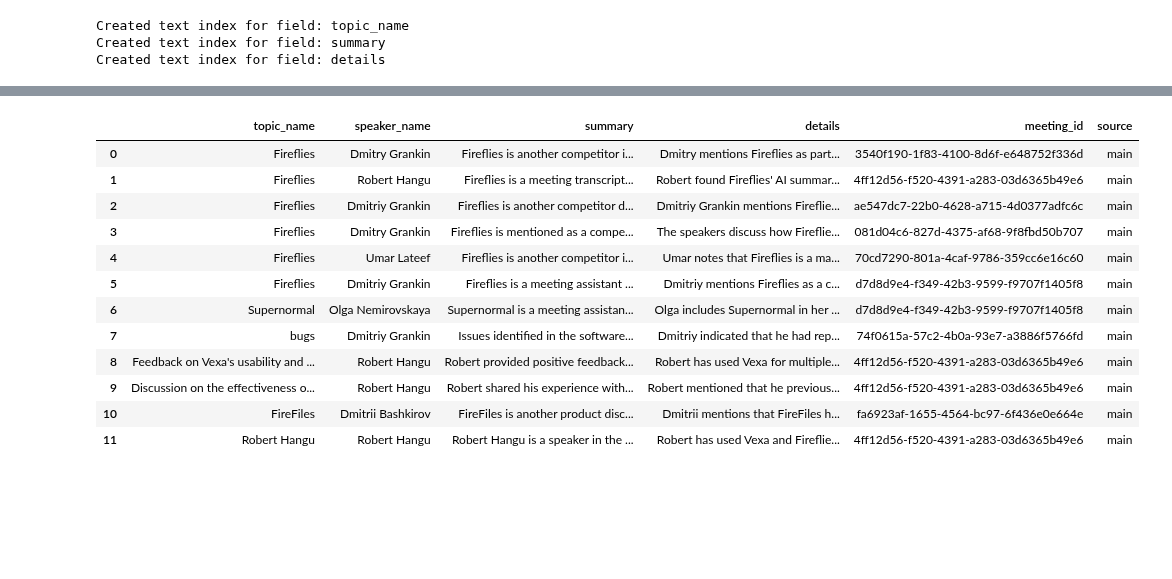
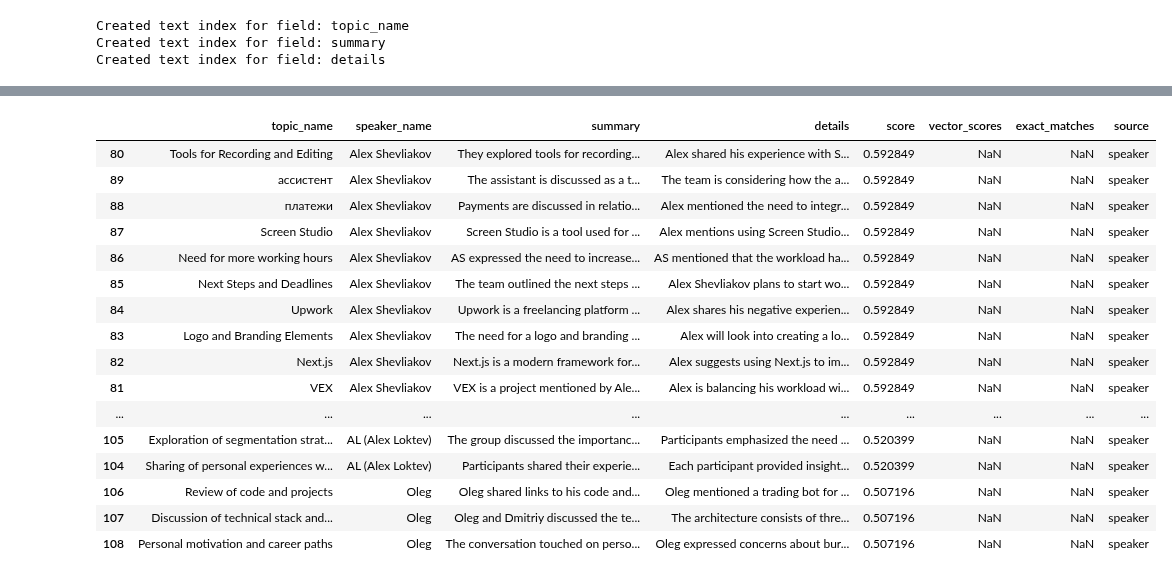
Before and after one commit to Vexa-ai/vexa-engine, a Jupyter notebook: 20.ipynb, the cells around one changed output, grey strips where cells are left out. Cells and saved outputs as stored; diff of their text form; code cells hidden in the pictures; blank space fills up the shorter version.

Commit message:
qdrant with text match

```diff
--- a/20.ipynb
+++ b/20.ipynb
@@ -72,5 +19,4 @@ speaker_results
 # %%
-
 class ChatSession:
     def __init__(self, search_engine: QdrantSearchEngine, prompts):
         self.search_engine = search_engine
@@ -93,7 +39,8 @@ class ChatSession:
 
         # Split query and instructions if present
         query, instructions = query.split(':') if ':' in query else (query, '')
-        # Search for context using both methods with verbose mode for debugging
+
+        # Search for context using both methods
         main_results = await self.search_engine.search(
             query_text=query,
             limit=200,
@@ -106,16 +53,16 @@ class ChatSession:
             min_score=0.49
         )
 
-        # Convert results to DataFrames with new score fields
+        # Convert results to DataFrames
         main_df = pd.DataFrame(main_results) if main_results else pd.DataFrame()
         speaker_df = pd.DataFrame(speaker_results) if speaker_results else pd.DataFrame()
 
         # Select relevant columns and combine results
         columns = ['topic_name', 'speaker_name', 'summary', 'details']
-        score_columns = ['score', 'vector_scores', 'exact_matches']  # Add new score columns
+        score_columns = ['score', 'vector_scores', 'exact_matches']
 
         if len(main_df) > 0:
-            main_df = main_df[columns + score_columns]  # Include score information
+            main_df = main_df[columns + score_columns]
             main_df['source'] = 'main'
         else:
             main_df = pd.DataFrame(columns=columns + score_columns + ['source'])
@@ -126,40 +73,12 @@ class ChatSession:
         else:
             speaker_df = pd.DataFrame(columns=columns + ['score', 'source'])
 
-        # Combine and deduplicate results
+        # Combine, deduplicate and sort results
         self.results = pd.concat([main_df, speaker_df]).drop_duplicates(subset=columns).reset_index(drop=True)
-
-        # Sort by score
         if not self.results.empty:
             self.results = self.results.sort_values('score', ascending=False)
-        # Search for context using both methods
-        main_results = await self.search_engine.search(
-            query_text=query,
-            limit=200,
-            min_score=0.4
-        )
 
-        speaker_results = await self.search_engine.search_by_speaker(
-            speaker_query=query,
-            limit=200,
-            min_score=0.49
-        )
-
-        # Convert results to DataFrames
-        main_df = pd.DataFrame(main_results) if main_results else pd.DataFrame()
-
-        speaker_df = pd.DataFrame(speaker_results) if speaker_results else pd.DataFrame()
-
-        columns = ['topic_name', 'speaker_name', 'summary', 'details','meeting_id']
-        main_df = main_df[columns] if len(main_df) > 0 else pd.DataFrame(columns=columns)
-        main_df['source'] = 'main'
-        speaker_df = speaker_df[columns] if len(speaker_df) > 0 else pd.DataFrame(columns=columns)
-        speaker_df['source'] = 'speaker'
-
-        # Combine and deduplicate results
-        self.results = pd.concat([main_df, speaker_df]).drop_duplicates().reset_index(drop=True)
-
-        # Convert results to markdown format for context
+        # Create context from results
         context = self.results[columns].to_markdown(index=False) if not self.results.empty else "No relevant context found."
 
         # Add context message
@@ -205,18 +125,0 @@ Dmitry Grankin and other speakers discussed Fireflies in the context of its mark
-# %%
-
-# Get results
-results_df = chat.get_results()
-# %% [output]
-|  | topic_name | speaker_name | summary | details | meeting_id | source |
-| 0 | Fireflies | Dmitry Grankin | Fireflies is another competitor i... | Dmitry mentions Fireflies as part... | 3540f190-1f83-4100-8d6f-e648752f336d | main |
-| 1 | Fireflies | Robert Hangu | Fireflies is a meeting transcript... | Robert found Fireflies' AI summar... | 4ff12d56-f520-4391-a283-03d6365b49e6 | main |
-| 2 | Fireflies | Dmitriy Grankin | Fireflies is another competitor d... | Dmitriy Grankin mentions Fireflie... | ae547dc7-22b0-4628-a715-4d0377adfc6c | main |
-| 3 | Fireflies | Dmitry Grankin | Fireflies is mentioned as a compe... | The speakers discuss how Fireflie... | 081d04c6-827d-4375-af68-9f8fbd50b707 | main |
-| 4 | Fireflies | Umar Lateef | Fireflies is another competitor i... | Umar notes that Fireflies is a ma... | 70cd7290-801a-4caf-9786-359cc6e16c60 | main |
-| 5 | Fireflies | Dmitriy Grankin | Fireflies is a meeting assistant ... | Dmitriy mentions Fireflies as a c... | d7d8d9e4-f349-42b3-9599-f9707f1405f8 | main |
-| 6 | Supernormal | Olga Nemirovskaya | Supernormal is a meeting assistan... | Olga includes Supernormal in her ... | d7d8d9e4-f349-42b3-9599-f9707f1405f8 | main |
-| 7 | bugs | Dmitriy Grankin | Issues identified in the software... | Dmitriy indicated that he had rep... | 74f0615a-57c2-4b0a-93e7-a3886f5766fd | main |
-| 8 | Feedback on Vexa's usability and ... | Robert Hangu | Robert provided positive feedback... | Robert has used Vexa for multiple... | 4ff12d56-f520-4391-a283-03d6365b49e6 | main |
-| 9 | Discussion on the effectiveness o... | Robert Hangu | Robert shared his experience with... | Robert mentioned that he previous... | 4ff12d56-f520-4391-a283-03d6365b49e6 | main |
-| 10 | FireFiles | Dmitrii Bashkirov | FireFiles is another product disc... | Dmitrii mentions that FireFiles h... | fa6923af-1655-4564-bc97-6f436e0e664e | main |
-| 11 | Robert Hangu | Robert Hangu | Robert Hangu is a speaker in the ... | Robert has used Vexa and Fireflie... | 4ff12d56-f520-4391-a283-03d6365b49e6 | main |
@@ -224,0 +126,20 @@ results_df
+# %%
+chat.results[chat.results['source']=='speaker']
+# %% [output]
+|  | topic_name | speaker_name | summary | details | score | vector_scores | exact_matches | source |
+| 80 | Tools for Recording and Editing | Alex Shevliakov | They explored tools for recording... | Alex shared his experience with S... | 0.592849 | NaN | NaN | speaker |
+| 89 | ассистент | Alex Shevliakov | The assistant is discussed as a t... | The team is considering how the a... | 0.592849 | NaN | NaN | speaker |
+| 88 | платежи | Alex Shevliakov | Payments are discussed in relatio... | Alex mentioned the need to integr... | 0.592849 | NaN | NaN | speaker |
+| 87 | Screen Studio | Alex Shevliakov | Screen Studio is a tool used for ... | Alex mentions using Screen Studio... | 0.592849 | NaN | NaN | speaker |
+| 86 | Need for more working hours | Alex Shevliakov | AS expressed the need to increase... | AS mentioned that the workload ha... | 0.592849 | NaN | NaN | speaker |
+| 85 | Next Steps and Deadlines | Alex Shevliakov | The team outlined the next steps ... | Alex Shevliakov plans to start wo... | 0.592849 | NaN | NaN | speaker |
+| 84 | Upwork | Alex Shevliakov | Upwork is a freelancing platform ... | Alex shares his negative experien... | 0.592849 | NaN | NaN | speaker |
+| 83 | Logo and Branding Elements | Alex Shevliakov | The need for a logo and branding ... | Alex will look into creating a lo... | 0.592849 | NaN | NaN | speaker |
+| 82 | Next.js | Alex Shevliakov | Next.js is a modern framework for... | Alex suggests using Next.js to im... | 0.592849 | NaN | NaN | speaker |
+| 81 | VEX | Alex Shevliakov | VEX is a project mentioned by Ale... | Alex is balancing his workload wi... | 0.592849 | NaN | NaN | speaker |
+| ... | ... | ... | ... | ... | ... | ... | ... | ... |
+| 105 | Exploration of segmentation strat... | AL (Alex Loktev) | The group discussed the importanc... | Participants emphasized the need ... | 0.520399 | NaN | NaN | speaker |
+| 104 | Sharing of personal experiences w... | AL (Alex Loktev) | Participants shared their experie... | Each participant provided insight... | 0.520399 | NaN | NaN | speaker |
+| 106 | Review of code and projects | Oleg | Oleg shared links to his code and... | Oleg mentioned a trading bot for ... | 0.507196 | NaN | NaN | speaker |
+| 107 | Discussion of technical stack and... | Oleg | Oleg and Dmitriy discussed the te... | The architecture consists of thre... | 0.507196 | NaN | NaN | speaker |
+| 108 | Personal motivation and career paths | Oleg | The conversation touched on perso... | Oleg expressed concerns about bur... | 0.507196 | NaN | NaN | speaker |
```
Also changed, not shown: parts of 9 cells of this notebook.
